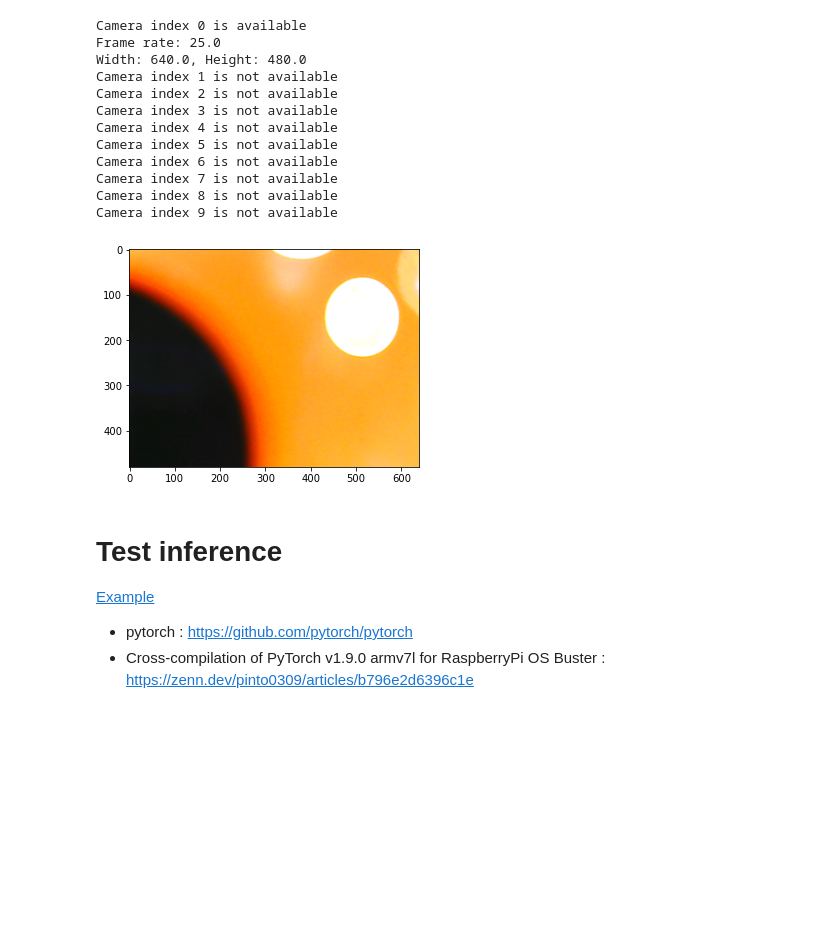
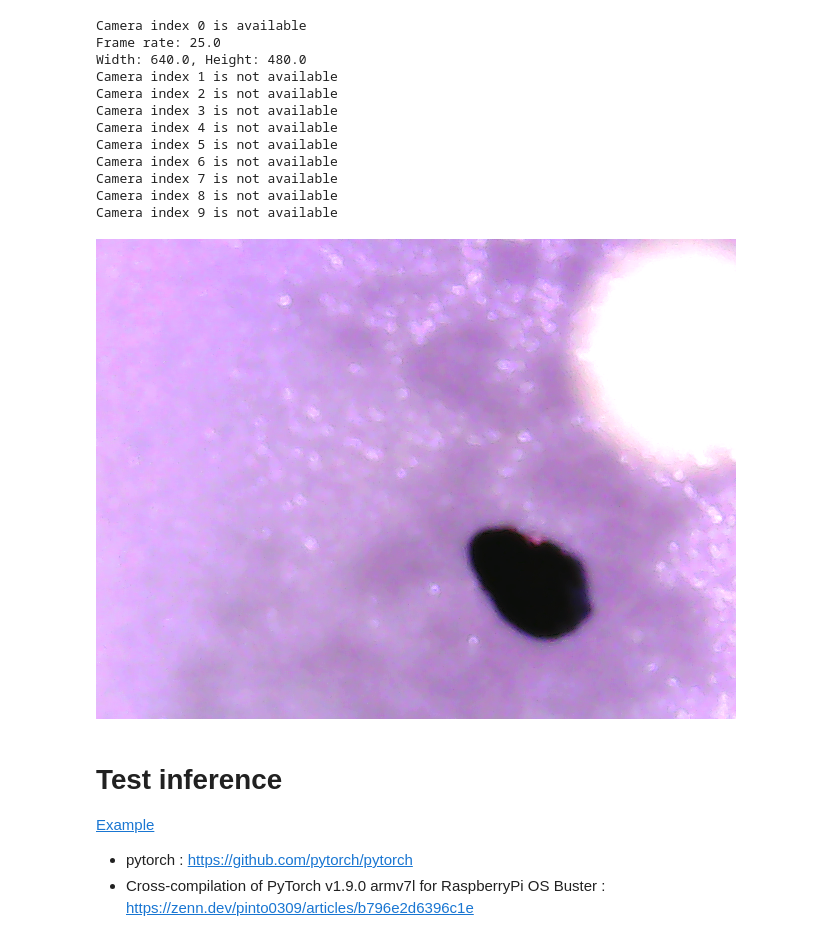
Before and after one commit to jeonghyun-kim-jake/AutoPanningLab, a Jupyter notebook: solution/Control/python/Module test.ipynb, the cells around one changed output. Saved outputs shown, nothing was run; the diff lists cells and outputs as text; code cells hidden in the pictures; blank space fills up the shorter version.

```diff
--- a/solution/Control/python/Module test.ipynb
+++ b/solution/Control/python/Module test.ipynb
@@ -248,33 +323,48 @@ Camera index 9 is not available
 # %%
 import cv2
 import matplotlib.pyplot as plt
+from IPython.display import display, clear_output
+import PIL.Image
+
+isStream : bool = False
 
 # Open the first webcam device
 capture = cv2.VideoCapture(0)
 
 # Check if the webcam is opened correctly
 if not capture.isOpened():
     print("Cannot open camera")
     exit()
+try:
+    while capture.isOpened():
+        # Read a frame from the webcam
+        ret, frame = capture.read()
 
-# Read a frame from the webcam
-ret, frame = capture.read()
+        # Check if the frame is empty
+        if not ret:
+            print("Failed to read")
+            exit()
+        frame = cv2.cvtColor(frame, cv2.COLOR_BGR2RGB)
 
-# Check if the frame is empty
-if not ret:
-    print("Failed to read")
-    exit()
+        # Display the frame
+        # cv2.imshow("Webcam", frame)
+        # plt.imshow(cv2.cvtColor(frame, cv2.COLOR_BGR2RGB))
+        # plt.show()
+        clear_output(wait=True)
+        display(PIL.Image.fromarray(frame))
 
-# Display the frame
-# cv2.imshow("Webcam", frame)
-plt.imshow(cv2.cvtColor(frame, cv2.COLOR_BGR2RGB))
-plt.show()
+        if not isStream:
+            break
+
+except KeyboardInterrupt:
+    print("Inturrupted")
+
 
 # Release the webcam and destroy all windows
 capture.release()
 cv2.destroyAllWindows()
 # %% [output]
-[figure, old version]
+[figure, new version]
 # %% [markdown]
 # Test inference
 
```
Also changed, not shown: parts of 6 cells of this notebook, 5 other files.
